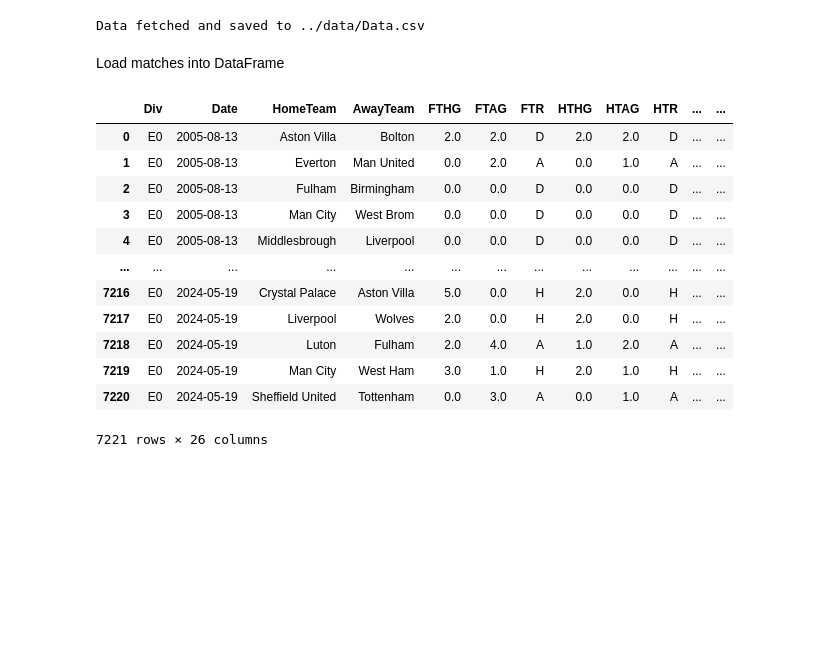
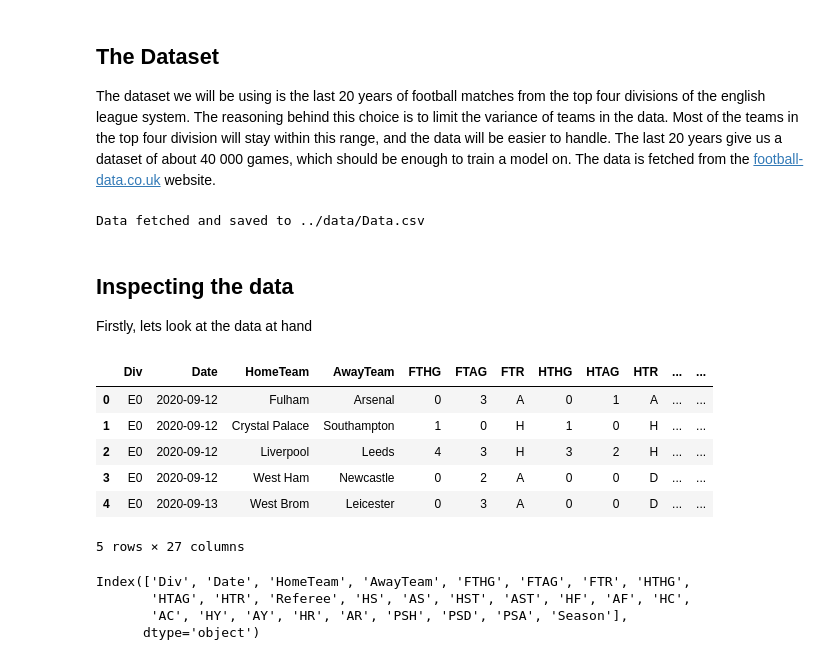
Before and after one commit to heiken1108/Match-Predictor, a Jupyter notebook: notebooks/1. Data Exploration.ipynb, the cells around one changed output. Saved outputs shown, nothing was run; the diff lists cells and outputs as text; code cells hidden in the pictures; blank space fills up the shorter version.

```diff
--- a/notebooks/1. Data Exploration.ipynb
+++ b/notebooks/1. Data Exploration.ipynb
@@ -22 +26,5 @@ Initially, random guessing of outcome from Home Win, Draw or Away win would give
+# %% [markdown]
+## The Dataset
+
+The dataset we will be using is the last 20 years of football matches from the top four divisions of the english league system. The reasoning behind this choice is to limit the variance of teams in the data. Most of the teams in the top four division will stay within this range, and the data will be easier to handle. The last 20 years give us a dataset of about 40 000 games, which should be enough to train a model on. The data is fetched from the [football-data.co.uk](https://www.football-data.co.uk/englandm.php) website.
 # %%
@@ -26,22 +34,25 @@ start_year, end_year = 2005, 2024
 load_util.fetch_data_into_file(data_folder=data_folder, file_name=file_name, start_year=start_year, end_year=end_year, leagues=leagues)
 # %% [output]
 Data fetched and saved to ../data/Data.csv
-# %% [markdown]
-Load matches into DataFrame
+# %% [markdown]
+## Inspecting the data
+
+Firstly, lets look at the data at hand
 # %%
 data = load_util.load_data(data_folder, file_name)
-data
+data.head()
 # %% [output]
 |  | Div | Date | HomeTeam | AwayTeam | FTHG | FTAG | FTR | HTHG | HTAG | HTR | ... | ... |
-| 0 | E0 | 2005-08-13 | Aston Villa | Bolton | 2.0 | 2.0 | D | 2.0 | 2.0 | D | ... | ... |
-| 1 | E0 | 2005-08-13 | Everton | Man United | 0.0 | 2.0 | A | 0.0 | 1.0 | A | ... | ... |
-| 2 | E0 | 2005-08-13 | Fulham | Birmingham | 0.0 | 0.0 | D | 0.0 | 0.0 | D | ... | ... |
-| 3 | E0 | 2005-08-13 | Man City | West Brom | 0.0 | 0.0 | D | 0.0 | 0.0 | D | ... | ... |
-| 4 | E0 | 2005-08-13 | Middlesbrough | Liverpool | 0.0 | 0.0 | D | 0.0 | 0.0 | D | ... | ... |
-| ... | ... | ... | ... | ... | ... | ... | ... | ... | ... | ... | ... | ... |
-| 7216 | E0 | 2024-05-19 | Crystal Palace | Aston Villa | 5.0 | 0.0 | H | 2.0 | 0.0 | H | ... | ... |
-| 7217 | E0 | 2024-05-19 | Liverpool | Wolves | 2.0 | 0.0 | H | 2.0 | 0.0 | H | ... | ... |
-| 7218 | E0 | 2024-05-19 | Luton | Fulham | 2.0 | 4.0 | A | 1.0 | 2.0 | A | ... | ... |
-| 7219 | E0 | 2024-05-19 | Man City | West Ham | 3.0 | 1.0 | H | 2.0 | 1.0 | H | ... | ... |
-| 7220 | E0 | 2024-05-19 | Sheffield United | Tottenham | 0.0 | 3.0 | A | 0.0 | 1.0 | A | ... | ... |
+| 0 | E0 | 2020-09-12 | Fulham | Arsenal | 0 | 3 | A | 0 | 1 | A | ... | ... |
+| 1 | E0 | 2020-09-12 | Crystal Palace | Southampton | 1 | 0 | H | 1 | 0 | H | ... | ... |
+| 2 | E0 | 2020-09-12 | Liverpool | Leeds | 4 | 3 | H | 3 | 2 | H | ... | ... |
+| 3 | E0 | 2020-09-12 | West Ham | Newcastle | 0 | 2 | A | 0 | 0 | D | ... | ... |
+| 4 | E0 | 2020-09-13 | West Brom | Leicester | 0 | 3 | A | 0 | 0 | D | ... | ... |
-7221 rows × 26 columns
+5 rows × 27 columns
+# %%
+data.columns
+# %% [output]
+Index(['Div', 'Date', 'HomeTeam', 'AwayTeam', 'FTHG', 'FTAG', 'FTR', 'HTHG',
+       'HTAG', 'HTR', 'Referee', 'HS', 'AS', 'HST', 'AST', 'HF', 'AF', 'HC',
+       'AC', 'HY', 'AY', 'HR', 'AR', 'PSH', 'PSD', 'PSA', 'Season'],
+      dtype='object')
```
Also changed, not shown: parts of 22 cells of this notebook, 1 other file.
